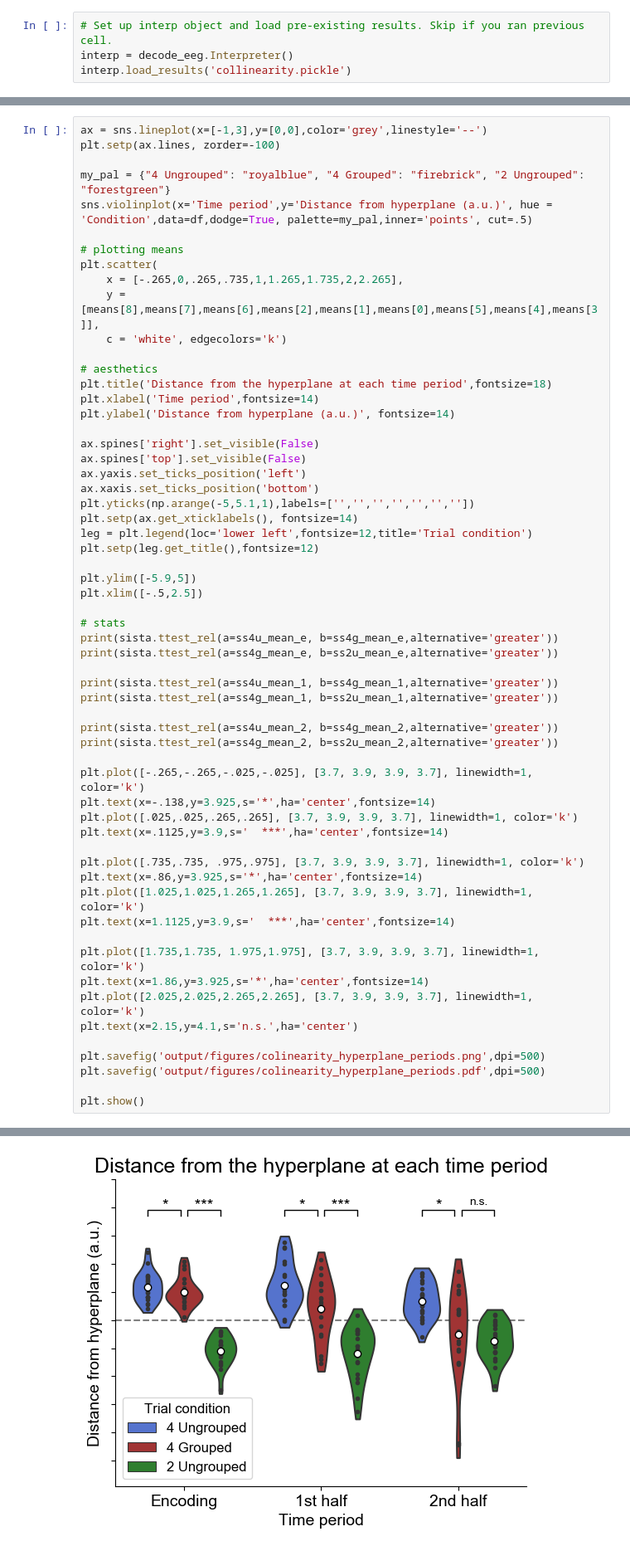
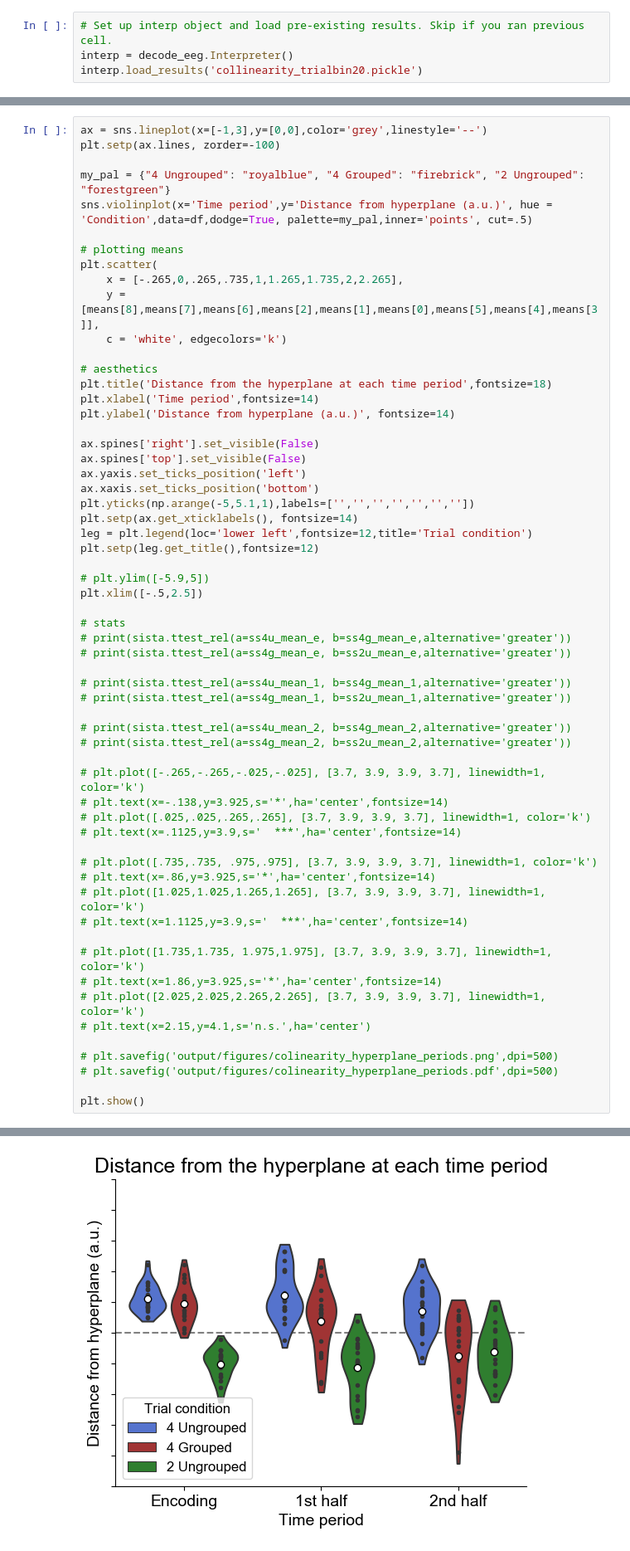
Before and after one commit to WilliamThyer/Thyer-et-al-2021, a Jupyter notebook: decode_load_colinearity_hyperplane.ipynb, the cells around one changed output, grey strips where cells are left out. Shown at 83% size. Saved outputs shown, nothing was run; the diff lists cells and outputs as text.

```diff
--- a/decode_load_colinearity_hyperplane.ipynb
+++ b/decode_load_colinearity_hyperplane.ipynb
@@ -91,7 +92,7 @@ interp.save_results(additional_values=['confidence_scores'])
 # %%
 # Set up interp object and load pre-existing results. Skip if you ran previous cell.
 interp = decode_eeg.Interpreter()
-interp.load_results('collinearity.pickle')
+interp.load_results('collinearity_trialbin20.pickle')
 # %%
 def get_plot_line(a):
     """
@@ -289,36 +280,36 @@ plt.setp(ax.get_xticklabels(), fontsize=14)
 leg = plt.legend(loc='lower left',fontsize=12,title='Trial condition')
 plt.setp(leg.get_title(),fontsize=12)
 
-plt.ylim([-5.9,5])
+# plt.ylim([-5.9,5])
 plt.xlim([-.5,2.5])
 
 # stats
-print(sista.ttest_rel(a=ss4u_mean_e, b=ss4g_mean_e,alternative='greater'))
-print(sista.ttest_rel(a=ss4g_mean_e, b=ss2u_mean_e,alternative='greater'))
+# print(sista.ttest_rel(a=ss4u_mean_e, b=ss4g_mean_e,alternative='greater'))
+# print(sista.ttest_rel(a=ss4g_mean_e, b=ss2u_mean_e,alternative='greater'))
 
-print(sista.ttest_rel(a=ss4u_mean_1, b=ss4g_mean_1,alternative='greater'))
-print(sista.ttest_rel(a=ss4g_mean_1, b=ss2u_mean_1,alternative='greater'))
+# print(sista.ttest_rel(a=ss4u_mean_1, b=ss4g_mean_1,alternative='greater'))
+# print(sista.ttest_rel(a=ss4g_mean_1, b=ss2u_mean_1,alternative='greater'))
 
-print(sista.ttest_rel(a=ss4u_mean_2, b=ss4g_mean_2,alternative='greater'))
-print(sista.ttest_rel(a=ss4g_mean_2, b=ss2u_mean_2,alternative='greater'))
+# print(sista.ttest_rel(a=ss4u_mean_2, b=ss4g_mean_2,alternative='greater'))
+# print(sista.ttest_rel(a=ss4g_mean_2, b=ss2u_mean_2,alternative='greater'))
 
-plt.plot([-.265,-.265,-.025,-.025], [3.7, 3.9, 3.9, 3.7], linewidth=1, color='k')
-plt.text(x=-.138,y=3.925,s='*',ha='center',fontsize=14)
-plt.plot([.025,.025,.265,.265], [3.7, 3.9, 3.9, 3.7], linewidth=1, color='k')
-plt.text(x=.1125,y=3.9,s='  ***',ha='center',fontsize=14)
+# plt.plot([-.265,-.265,-.025,-.025], [3.7, 3.9, 3.9, 3.7], linewidth=1, color='k')
+# plt.text(x=-.138,y=3.925,s='*',ha='center',fontsize=14)
+# plt.plot([.025,.025,.265,.265], [3.7, 3.9, 3.9, 3.7], linewidth=1, color='k')
+# plt.text(x=.1125,y=3.9,s='  ***',ha='center',fontsize=14)
 
-plt.plot([.735,.735, .975,.975], [3.7, 3.9, 3.9, 3.7], linewidth=1, color='k')
-plt.text(x=.86,y=3.925,s='*',ha='center',fontsize=14)
-plt.plot([1.025,1.025,1.265,1.265], [3.7, 3.9, 3.9, 3.7], linewidth=1, color='k')
-plt.text(x=1.1125,y=3.9,s='  ***',ha='center',fontsize=14)
+# plt.plot([.735,.735, .975,.975], [3.7, 3.9, 3.9, 3.7], linewidth=1, color='k')
+# plt.text(x=.86,y=3.925,s='*',ha='center',fontsize=14)
+# plt.plot([1.025,1.025,1.265,1.265], [3.7, 3.9, 3.9, 3.7], linewidth=1, color='k')
+# plt.text(x=1.1125,y=3.9,s='  ***',ha='center',fontsize=14)
 
-plt.plot([1.735,1.735, 1.975,1.975], [3.7, 3.9, 3.9, 3.7], linewidth=1, color='k')
-plt.text(x=1.86,y=3.925,s='*',ha='center',fontsize=14)
-plt.plot([2.025,2.025,2.265,2.265], [3.7, 3.9, 3.9, 3.7], linewidth=1, color='k')
-plt.text(x=2.15,y=4.1,s='n.s.',ha='center')
+# plt.plot([1.735,1.735, 1.975,1.975], [3.7, 3.9, 3.9, 3.7], linewidth=1, color='k')
+# plt.text(x=1.86,y=3.925,s='*',ha='center',fontsize=14)
+# plt.plot([2.025,2.025,2.265,2.265], [3.7, 3.9, 3.9, 3.7], linewidth=1, color='k')
+# plt.text(x=2.15,y=4.1,s='n.s.',ha='center')
 
-plt.savefig('output/figures/colinearity_hyperplane_periods.png',dpi=500)
-plt.savefig('output/figures/colinearity_hyperplane_periods.pdf',dpi=500)
+# plt.savefig('output/figures/colinearity_hyperplane_periods.png',dpi=500)
+# plt.savefig('output/figures/colinearity_hyperplane_periods.pdf',dpi=500)
 
 plt.show()
 # %% [output]
@@ -331 +316 @@ Ttest_relResult(statistic=0.8140883288130104, pvalue=0.21284011724176527)
-[figure, old version]
+[figure, new version]
```
Also changed, not shown: parts of 6 cells of this notebook, 11 other files.
